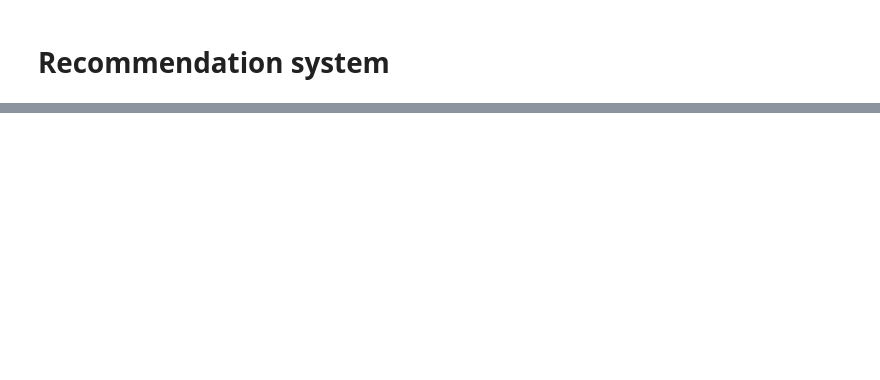
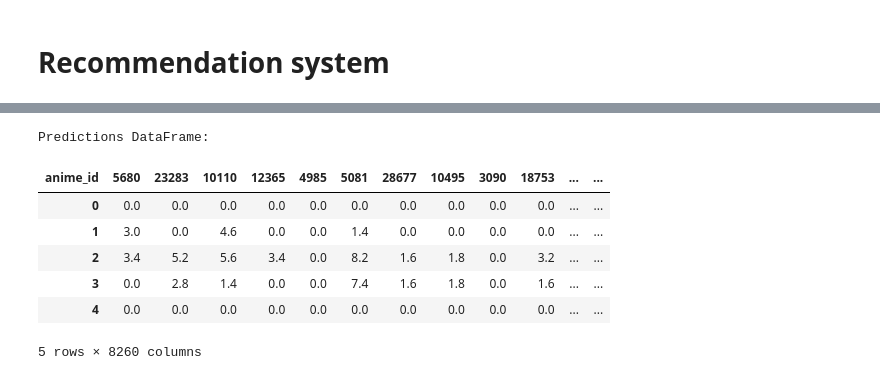
Before and after one commit to PerriRaffaele/anime_rec_systems, a Jupyter notebook: main.ipynb, the cells around one changed output, grey strips where cells are left out. Drawn from its saved outputs; the diff is of its cells as text; code cells hidden in the pictures; blank space fills up the shorter version.

```diff
--- a/main.ipynb
+++ b/main.ipynb
@@ -373,6 +354,11 @@ from sklearn.neighbors import KNeighborsRegressor
 from sklearn.decomposition import TruncatedSVD
 from sklearn.metrics import mean_squared_error
 from sklearn.preprocessing import StandardScaler
+
+
+anime_df = pd.read_csv('data/anime.csv')
+rating_df = pd.read_csv('data/rating.csv')
+anime_df, rating_df = preprocessing(anime_df, rating_df)
 
 print("\n################## TASK 3: COLLABORATIVE FILTERING ################## ")
 # -------------------- Prepare Data --------------------
@@ -401,6 +387,11 @@ common_anime_ids = train_user_item_matrix.columns.intersection(test_user_item_ma
 # Reindex the matrices so that they contain the same columns
 train_user_item_matrix = train_user_item_matrix[common_anime_ids].fillna(0)
 test_user_item_matrix = test_user_item_matrix[common_anime_ids].fillna(0)
+sparsity_train = train_user_item_matrix.count().sum() / (train_user_item_matrix.shape[0] * train_user_item_matrix.shape[1])
+sparsity_test = test_user_item_matrix.count().sum() / (test_user_item_matrix.shape[0] * test_user_item_matrix.shape[1])
+print(f"\nSparsity of train user-item matrix: {sparsity_train:.4f}")
+print(f"Sparsity of test user-item matrix: {sparsity_test:.4f}")
+
 
 # -------------------- Model 1: User-Based KNN --------------------
 print("\nTraining KNN (User-Based Collaborative Filtering) model...")
@@ -422,0 +424,14 @@ print(f"KNN (User-Based) RMSE: {rmse_knn:.4f}")
+# %%
+predictions_df = pd.DataFrame(knn_preds, columns=test_user_item_matrix.columns)
+predictions_df['user_id'] = test_user_item_matrix.index
+print("Predictions DataFrame:")
+predictions_df.head()
+# %% [output]
+Predictions DataFrame:
+| anime_id | 5680 | 23283 | 10110 | 12365 | 4985 | 5081 | 28677 | 10495 | 3090 | 18753 | ... | ... |
+| 0 | 0.0 | 0.0 | 0.0 | 0.0 | 0.0 | 0.0 | 0.0 | 0.0 | 0.0 | 0.0 | ... | ... |
+| 1 | 3.0 | 0.0 | 4.6 | 0.0 | 0.0 | 1.4 | 0.0 | 0.0 | 0.0 | 0.0 | ... | ... |
+| 2 | 3.4 | 5.2 | 5.6 | 3.4 | 0.0 | 8.2 | 1.6 | 1.8 | 0.0 | 3.2 | ... | ... |
+| 3 | 0.0 | 2.8 | 1.4 | 0.0 | 0.0 | 7.4 | 1.6 | 1.8 | 0.0 | 1.6 | ... | ... |
+| 4 | 0.0 | 0.0 | 0.0 | 0.0 | 0.0 | 0.0 | 0.0 | 0.0 | 0.0 | 0.0 | ... | ... |
+5 rows × 8260 columns
```
Also changed, not shown: parts of 2 cells of this notebook.
